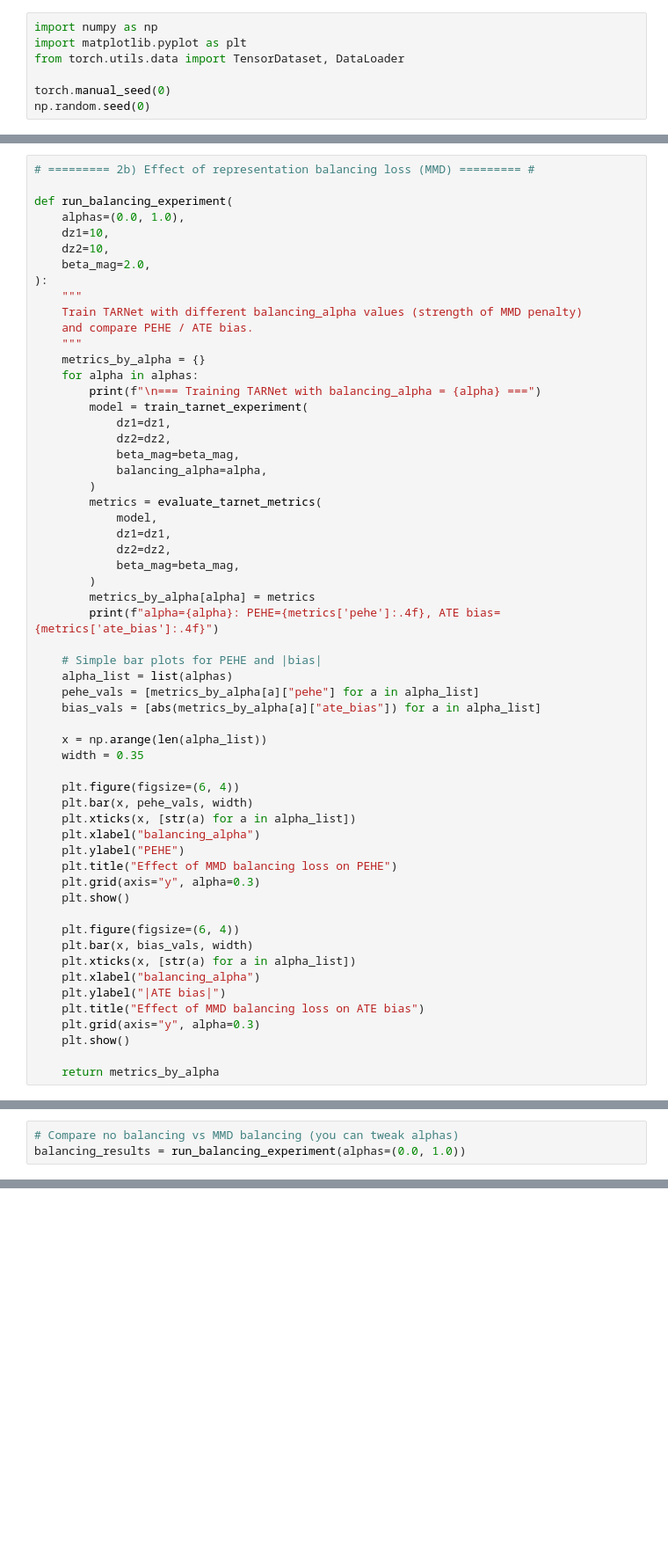
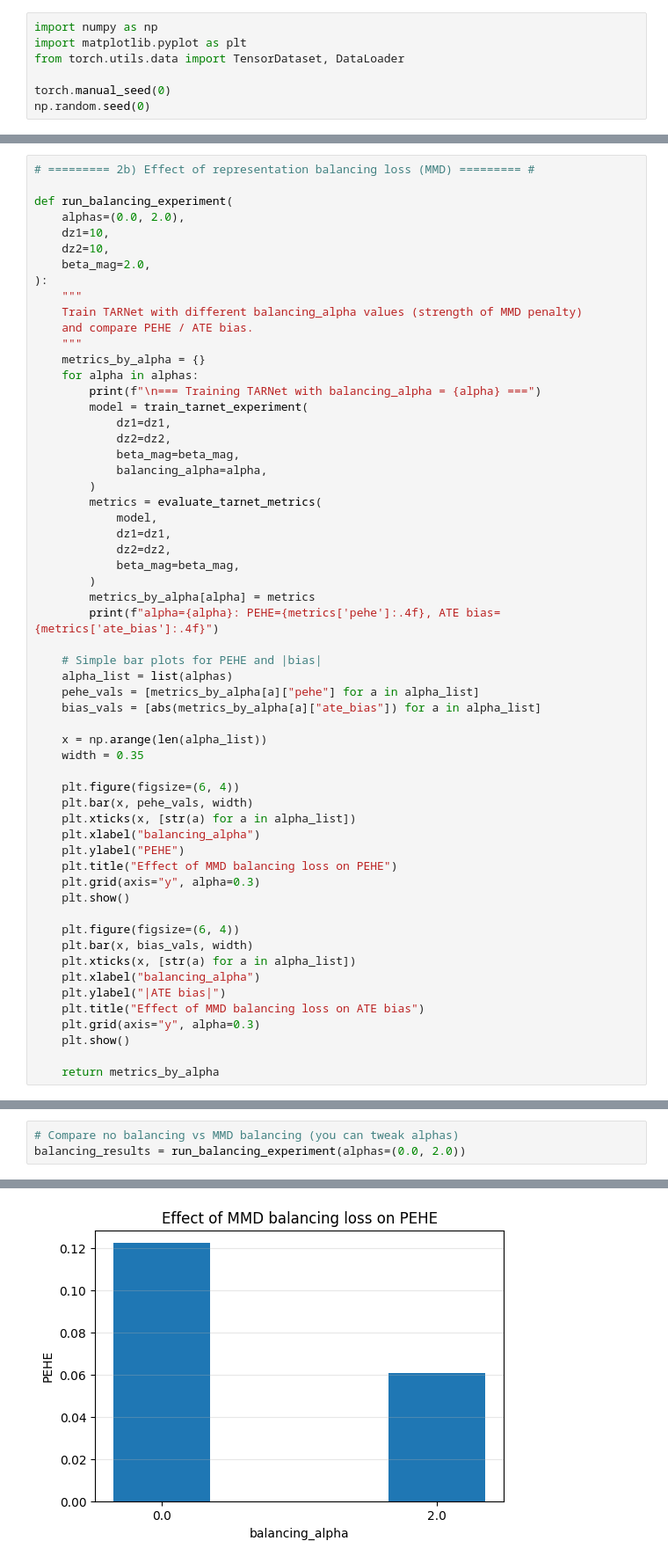
Before and after one commit to Sylvia232/COMPSCI-675D-Final-Project, a Jupyter notebook: original_plus_deliveries.ipynb, the cells around one changed output, grey strips where cells are left out. Shown at 88% size. Cells and saved outputs as stored; diff of their text form; blank space fills up the shorter version.

```diff
--- a/original_plus_deliveries.ipynb
+++ b/original_plus_deliveries.ipynb
@@ -577,7 +595,7 @@ def run_beta_strength_experiment(
 # ========= 2b) Effect of representation balancing loss (MMD) ========= #
 
 def run_balancing_experiment(
-    alphas=(0.0, 1.0),
+    alphas=(0.0, 2.0),
     dz1=10,
     dz2=10,
     beta_mag=2.0,
@@ -902,6 +965,6 @@ PEHE: 0.2709, ATE bias: 0.2654
 # %%
 # Compare no balancing vs MMD balancing (you can tweak alphas)
-balancing_results = run_balancing_experiment(alphas=(0.0, 1.0))
+balancing_results = run_balancing_experiment(alphas=(0.0, 2.0))
 # %% [output]
 === Training TARNet with balancing_alpha = 0.0 ===
 Device: cuda
@@ -922,0 +986 @@ Using device: cuda
+[figure, added]
```
Also changed, not shown: parts of 19 cells of this notebook.
